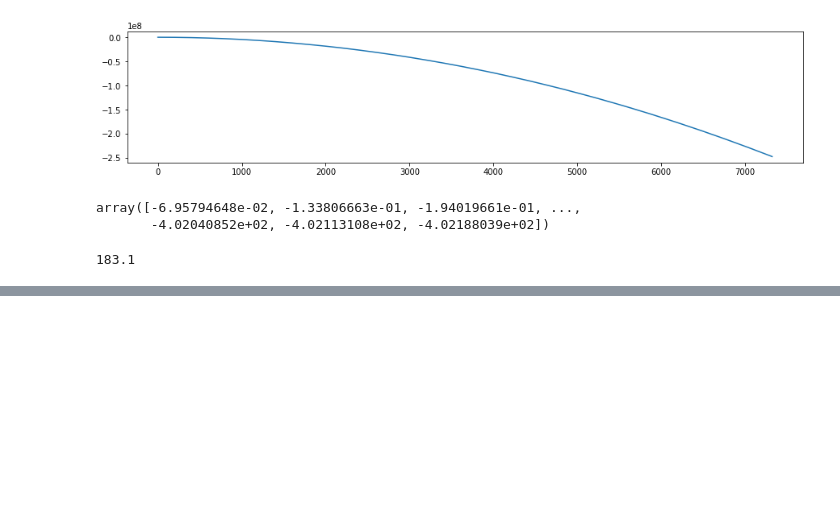
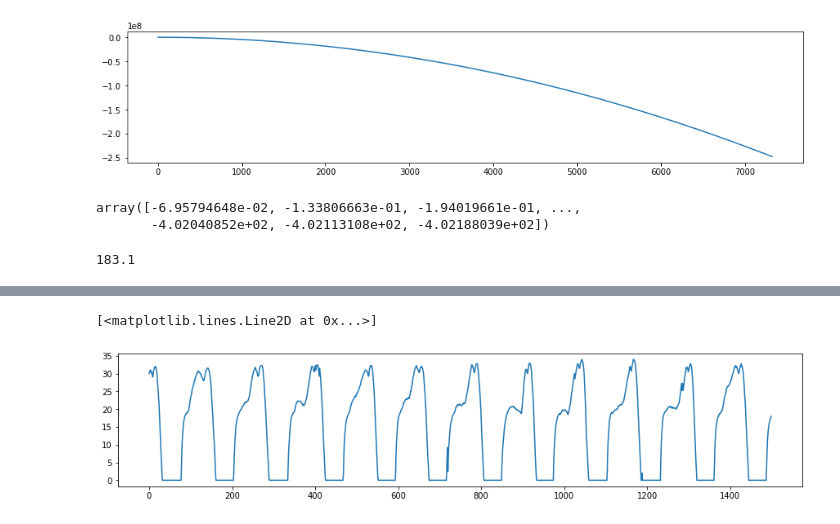
Before and after one commit to taeoowl/gait, a Jupyter notebook: gait/data_test.ipynb, the cells around one changed output, grey strips where cells are left out. Cells and saved outputs as stored; diff of their text form; code cells hidden in the pictures; blank space fills up the shorter version.

```diff
--- a/gait/data_test.ipynb
+++ b/gait/data_test.ipynb
@@ -550,3 +568,4 @@ len(df) / 40
 # %%
-max(df.acc_x)
+df = pd.read_csv('D:\gait_dataset/salted/왕준기_220608_3km.csv', skiprows=2)
+df
 # %% [output]
@@ -553,0 +585,9 @@ max(df.acc_x)
+# %%
+# 오른쪽 압력값 평균
+right_prs = df.filter(regex="R_value")
+right_pres_mean = np.mean(right_prs.iloc[:, 0:4], axis=1) # timestep 별 4개 압력 측정값의 평균
+plt.figure(figsize=(15,3))
+plt.plot(right_pres_mean[:1500])
+# %% [output]
+[<matplotlib.lines.Line2D at 0x...>]
+[figure, added]
```
Also changed, not shown: parts of 21 cells of this notebook.
